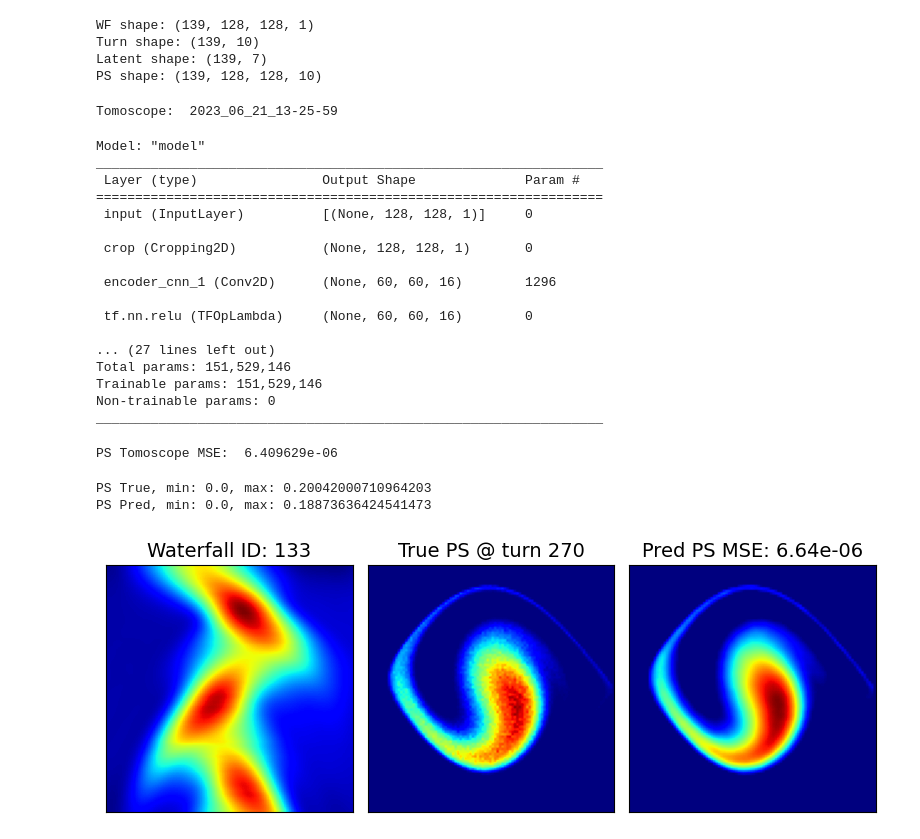
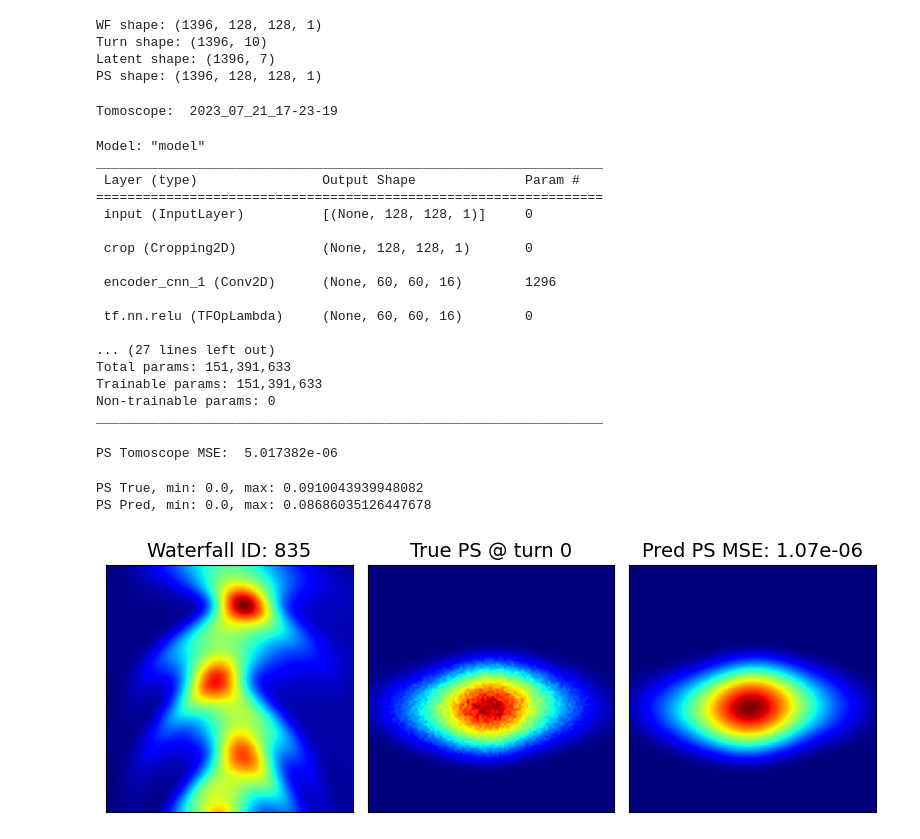
Before and after one commit to kiliakis/tomography_ML, a Jupyter notebook: evaluate_tomoscope.ipynb, the cells around one changed output. Saved outputs shown, nothing was run; the diff lists cells and outputs as text; code cells hidden in the pictures.

```diff
--- a/evaluate_tomoscope.ipynb
+++ b/evaluate_tomoscope.ipynb
@@ -11,8 +8,8 @@ The autoreload extension is already loaded. To reload it, use:
 import os
 import numpy as np
 import matplotlib.pyplot as plt
-from local_utils import fast_tensor_load_encdec
-from local_models import Tomoscope
+from utils import fast_tensor_load_encdec
+from models import Tomoscope
 # from local_utils import get_best_model_timestamp
 
 data_dir = './tomo_data/datasets_tomoscope_TF_24-03-23'
@@ -21,13 +18,15 @@ train_cfg = {
     'normalization': 'minmax',
     'ps_normalize': 'off',
     'img_normalize': 'off',
-    'dataset%': 0.1,
+    'output_turns': 1,
+    'dataset%': 1,
 }
 
 var_names = ['phEr', 'enEr', 'bl', 'inten', 'Vrf', 'mu', 'VrfSPS']
 
 # enc_timestamp = get_best_model_timestamp('./trials', model='enc')
-timestamp = '2023_06_21_13-25-59'
+# timestamp = '2023_06_20_11-33-11'
+timestamp = '2023_07_21_17-23-19'
 # %%
 # Initialize parameters
 import time
@@ -49,6 +48,9 @@ assert train_cfg['ps_normalize'] == 'off'
 start_t = time.time()
 wf_test, turn_test, latent_test, ps_test = fast_tensor_load_encdec(
     TESTING_PATH, train_cfg['dataset%'])
+
+ps_test = ps_test[:, :, :, :train_cfg['output_turns']]
+
 print('Number of Testing files: ', len(turn_test))
 total_time = time.time() - start_t
 print(f'Elapsed time: {total_time:.3f}, Per file: {total_time/len(turn_test):.3f}')
@@ -62,10 +69,10 @@ print('Turn shape:', turn_test.shape)
 print('Latent shape:', latent_test.shape)
 print('PS shape:', ps_test.shape)
 # %% [output]
-WF shape: (139, 128, 128, 1)
-Turn shape: (139, 10)
-Latent shape: (139, 7)
-PS shape: (139, 128, 128, 10)
+WF shape: (1396, 128, 128, 1)
+Turn shape: (1396, 10)
+Latent shape: (1396, 7)
+PS shape: (1396, 128, 128, 1)
 # %%
 # Models to load
 print('Tomoscope: ', timestamp)
@@ -81,7 +88,7 @@ os.makedirs(plots_dir, exist_ok=True)
 tomoscope = Tomoscope()
 tomoscope.load(weights_dir=weights_dir)
 # %% [output]
-Tomoscope:  2023_06_21_13-25-59
+Tomoscope:  2023_07_21_17-23-19
 # %%
 tomoscope.model.summary()
 # %% [output]
@@ -98,7 +105,7 @@ _________________________________________________________________
  tf.nn.relu (TFOpLambda)     (None, 60, 60, 16)        0
 
 ... (27 lines left out)
-Total params: 151,529,146
-Trainable params: 151,529,146
+Total params: 151,391,633
+Trainable params: 151,391,633
 Non-trainable params: 0
 _________________________________________________________________
@@ -113,7 +125,7 @@ ps_mse = np.mean(np.square(ps_test[:, 14:-14, 14:-14] - ps_pred[:, 14:-14, 14:-1
 #                           axis=0).reshape((100, 100))
 print('\nPS Tomoscope MSE: ', np.mean(ps_mse))
 # %% [output]
-PS Tomoscope MSE:  6.409629e-06
+PS Tomoscope MSE:  5.017382e-06
 # %%
 # Here we need animation with WF on the left, real PS in the middle, predicted on the right
 '''
@@ -133,8 +145,8 @@ fig, axes = plt.subplot_mosaic(mosaic=[['WF', 'PS_TRUE', 'PS_PRED']],
                         )
 
 # get random id
-# sample_id = np.random.randint(low=0, high=len(wf_test))
-sample_id = 133
+sample_id = np.random.randint(low=0, high=len(wf_test))
+# sample_id = 133
 
 wf_s = np.array(wf_test[sample_id, 14:-14, 14:-14]).reshape(100, 100).T
 
@@ -151,33 +163,33 @@ plt.xticks([], []); plt.yticks([], [])
 
 # middle plot
 plt.sca(axes['PS_TRUE'])
 print(f'PS True, min: {np.min(ps_true_s)}, max: {np.max(ps_true_s)}')
 middle_img = plt.imshow(ps_true_s[:, :, 0], cmap='jet')
 plt.title(f'True PS @ turn 0', fontsize=14)
 plt.xticks([], []); plt.yticks([], [])
 
 # right plot
 plt.sca(axes['PS_PRED'])
 print(f'PS Pred, min: {np.min(ps_pred_s)}, max: {np.max(ps_pred_s)}')
 right_img = plt.imshow(ps_pred_s[:, :, 0], cmap='jet')
 plt.title(f'Pred PS MSE:{np.mean((ps_pred_s[:, :, 0] - ps_true_s[:, :, 0])**2):.2e}', fontsize=14)
 plt.xticks([], []); plt.yticks([], [])
 plt.tight_layout()
 def animate(i):
     # update the data
     middle_img.set_data(ps_true_s[:, :, i])
     axes['PS_TRUE'].set_title(f'True PS @ turn {i*30}', fontsize=14)
     right_img.set_data(ps_pred_s[:, :, i])
     axes['PS_PRED'].set_title(f'Pred PS MSE: {np.mean((ps_pred_s[:, :, i] - ps_true_s[:, :, i])**2):.2e}', fontsize=14)
     return [middle_img, right_img]
 
 # plt.tight_layout()
 anim = animation.FuncAnimation(fig, animate, frames=ps_pred_s.shape[-1],
                                interval=400, blit=True)
 HTML(anim.to_html5_video())
 anim.save(os.path.join(plots_dir, f'tomoscope{timestamp}_wf{sample_id}.gif'), dpi=400)
 # plt.savefig(os.path.join(plots_dir, f'encDec_id{sample_id}_turn{turn_s}.jpg'), dpi=400)
 # %% [output]
-PS True, min: 0.0, max: 0.20042000710964203
-PS Pred, min: 0.0, max: 0.18873636424541473
+PS True, min: 0.0, max: 0.0910043939948082
+PS Pred, min: 0.0, max: 0.08686035126447678
-[figure, old version]
+[figure, new version]
```
Also changed, not shown: parts of 6 cells of this notebook, 30 other files.
